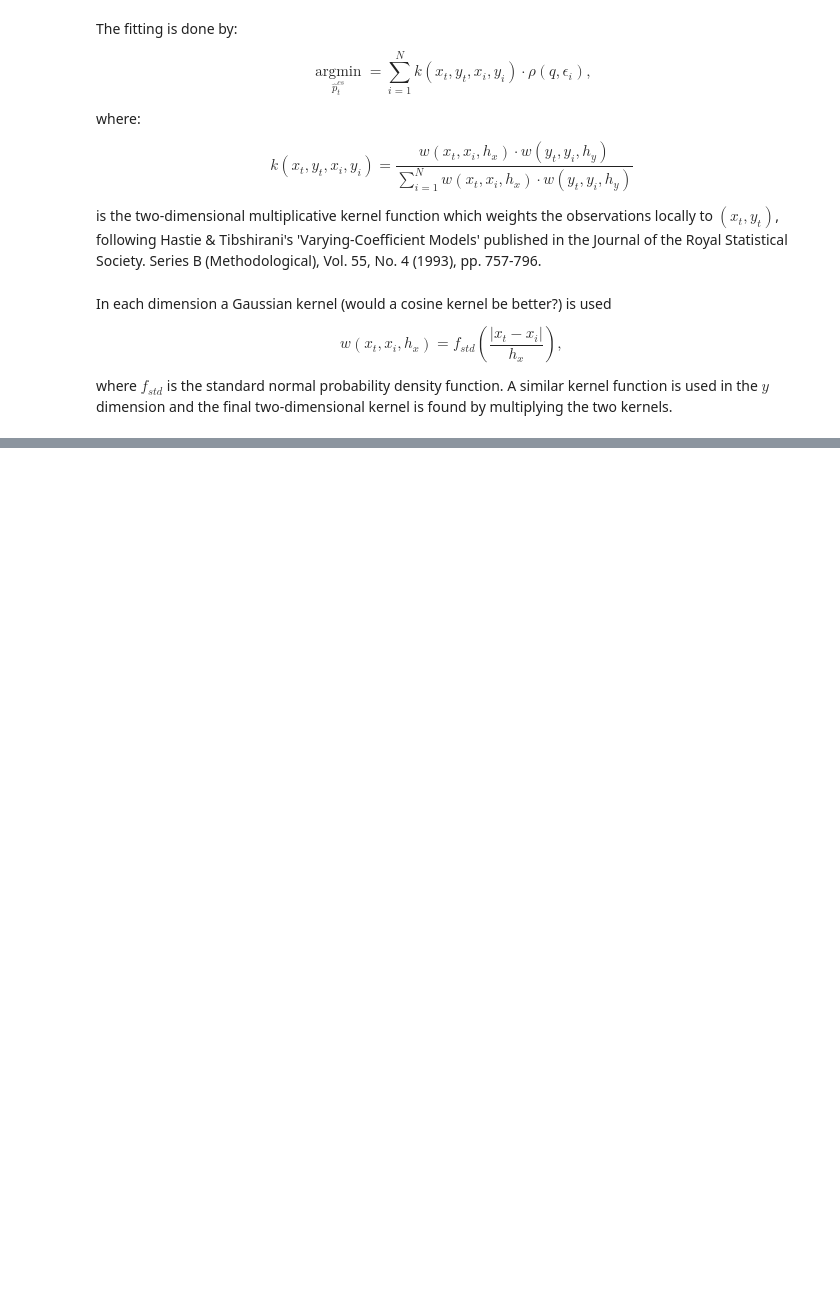
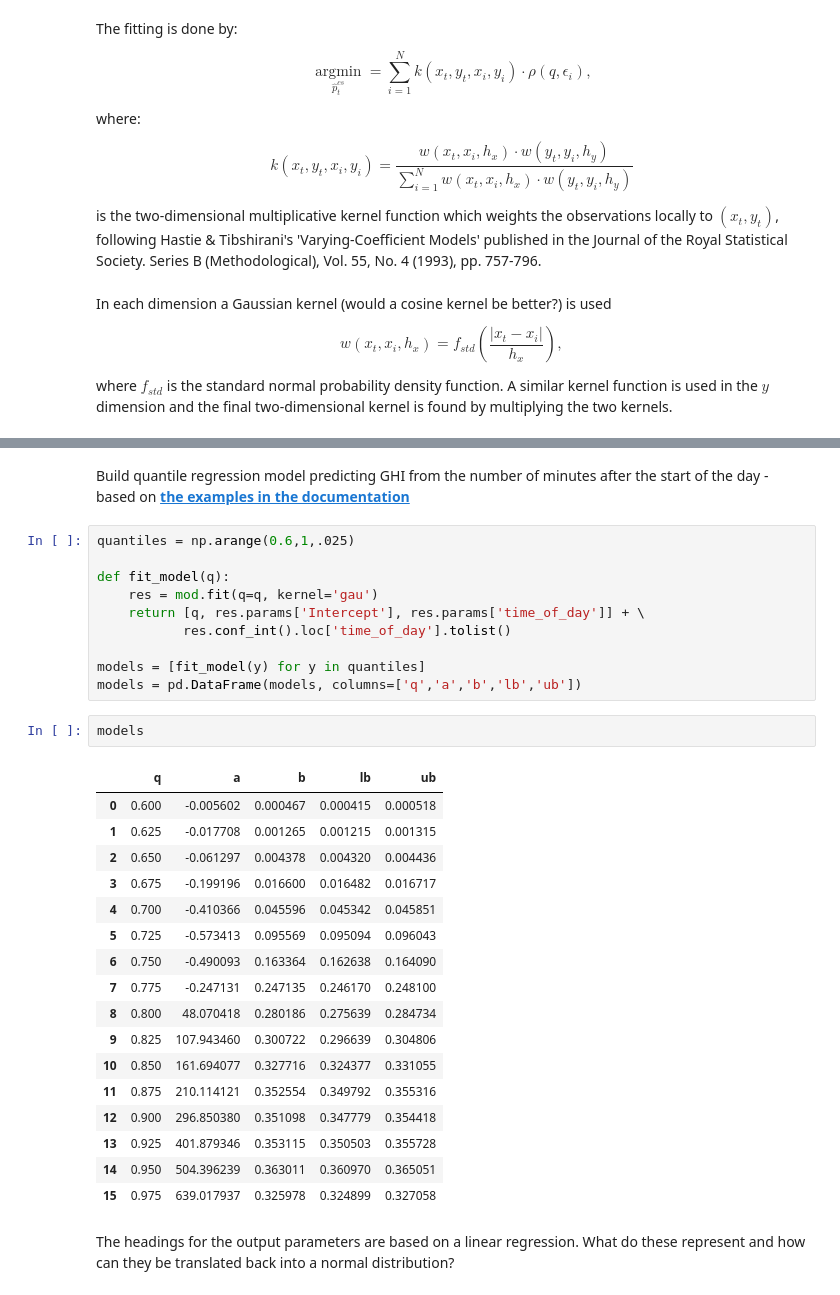
Before and after one commit to MSAmit/Capstone-project, a Jupyter notebook: Normalise_using_clear_sky_model.ipynb, the cells around one changed output, grey strips where cells are left out. Saved outputs shown, nothing was run; the diff lists cells and outputs as text; blank space fills up the shorter version.

Commit message:
Attempted quantile regression on time of day

```diff
--- a/Normalise_using_clear_sky_model.ipynb
+++ b/Normalise_using_clear_sky_model.ipynb
@@ -154,0 +195,34 @@ In our case, since the minimum solar radiation is in the middle of the year and
+# %% [markdown]
+Build quantile regression model predicting GHI from the number of minutes after the start of the day - based on __[the examples in the documentation](https://www.statsmodels.org/dev/examples/notebooks/generated/quantile_regression.html)__
+# %%
+quantiles = np.arange(0.6,1,.025)
+
+def fit_model(q):
+    res = mod.fit(q=q, kernel='gau')
+    return [q, res.params['Intercept'], res.params['time_of_day']] + \
+           res.conf_int().loc['time_of_day'].tolist()
+
+models = [fit_model(y) for y in quantiles]
+models = pd.DataFrame(models, columns=['q','a','b','lb','ub'])
+# %%
+models
+# %% [output]
+|  | q | a | b | lb | ub |
+| 0 | 0.600 | -0.005602 | 0.000467 | 0.000415 | 0.000518 |
+| 1 | 0.625 | -0.017708 | 0.001265 | 0.001215 | 0.001315 |
+| 2 | 0.650 | -0.061297 | 0.004378 | 0.004320 | 0.004436 |
+| 3 | 0.675 | -0.199196 | 0.016600 | 0.016482 | 0.016717 |
+| 4 | 0.700 | -0.410366 | 0.045596 | 0.045342 | 0.045851 |
+| 5 | 0.725 | -0.573413 | 0.095569 | 0.095094 | 0.096043 |
+| 6 | 0.750 | -0.490093 | 0.163364 | 0.162638 | 0.164090 |
+| 7 | 0.775 | -0.247131 | 0.247135 | 0.246170 | 0.248100 |
+| 8 | 0.800 | 48.070418 | 0.280186 | 0.275639 | 0.284734 |
+| 9 | 0.825 | 107.943460 | 0.300722 | 0.296639 | 0.304806 |
+| 10 | 0.850 | 161.694077 | 0.327716 | 0.324377 | 0.331055 |
+| 11 | 0.875 | 210.114121 | 0.352554 | 0.349792 | 0.355316 |
+| 12 | 0.900 | 296.850380 | 0.351098 | 0.347779 | 0.354418 |
+| 13 | 0.925 | 401.879346 | 0.353115 | 0.350503 | 0.355728 |
+| 14 | 0.950 | 504.396239 | 0.363011 | 0.360970 | 0.365051 |
+| 15 | 0.975 | 639.017937 | 0.325978 | 0.324899 | 0.327058 |
+# %% [markdown]
+The headings for the output parameters are based on a linear regression. What do these represent and how can they be translated back into a normal distribution?
```
Also changed, not shown: parts of 5 cells of this notebook.
